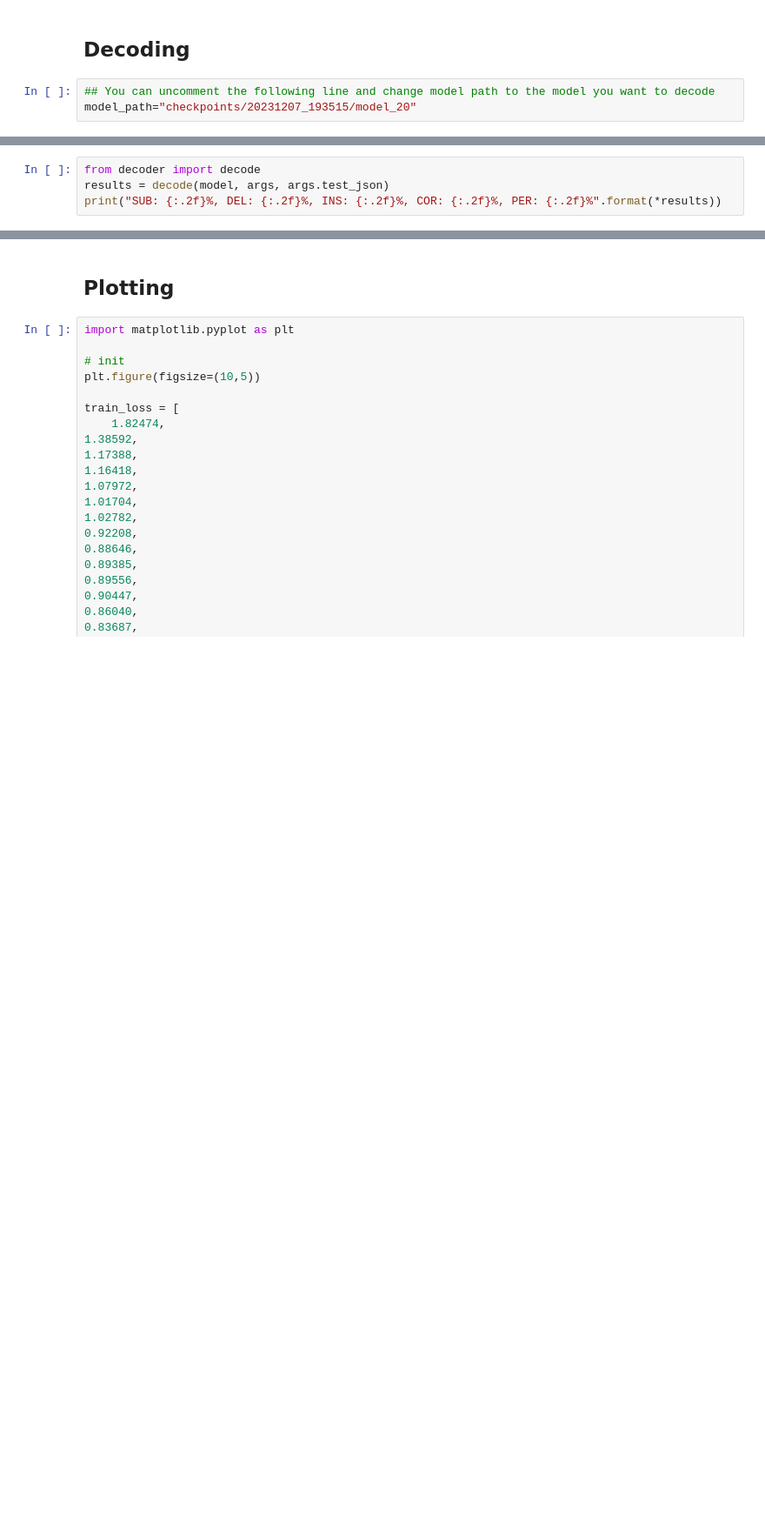
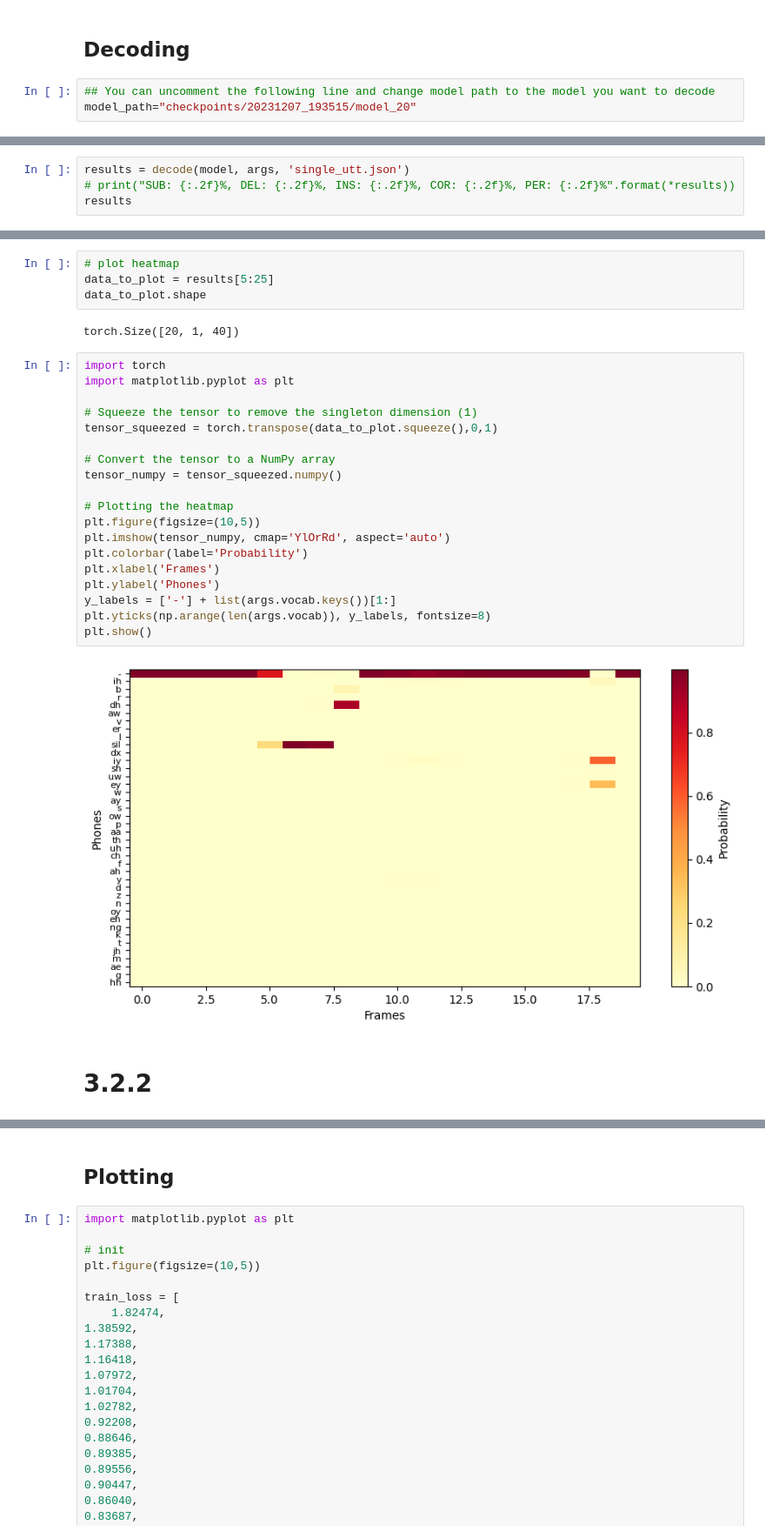
Before and after one commit to ElijahGut/mlmi2, a Jupyter notebook: MLMI2_Lab.ipynb, the cells around one changed output, grey strips where cells are left out. Shown at 87% size. Drawn from its saved outputs; the diff is of its cells as text; blank space fills up the shorter version.

```diff
--- a/MLMI2_Lab.ipynb
+++ b/MLMI2_Lab.ipynb
@@ -94,5 +158,5 @@ NameError: name 'model' is not defined
 # %%
-from decoder import decode
-results = decode(model, args, args.test_json)
-print("SUB: {:.2f}%, DEL: {:.2f}%, INS: {:.2f}%, COR: {:.2f}%, PER: {:.2f}%".format(*results))
+results = decode(model, args, 'single_utt.json')
+# print("SUB: {:.2f}%, DEL: {:.2f}%, INS: {:.2f}%, COR: {:.2f}%, PER: {:.2f}%".format(*results))
+results
 # %% [output]
@@ -99,0 +195,29 @@ NameError: name 'model' is not defined
+# %%
+# plot heatmap
+data_to_plot = results[5:25]
+data_to_plot.shape
+# %% [output]
+torch.Size([20, 1, 40])
+# %%
+import torch
+import matplotlib.pyplot as plt
+
+# Squeeze the tensor to remove the singleton dimension (1)
+tensor_squeezed = torch.transpose(data_to_plot.squeeze(),0,1)
+
+# Convert the tensor to a NumPy array
+tensor_numpy = tensor_squeezed.numpy()
+
+# Plotting the heatmap
+plt.figure(figsize=(10,5))
+plt.imshow(tensor_numpy, cmap='YlOrRd', aspect='auto')
+plt.colorbar(label='Probability')
+plt.xlabel('Frames')
+plt.ylabel('Phones')
+y_labels = ['-'] + list(args.vocab.keys())[1:]
+plt.yticks(np.arange(len(args.vocab)), y_labels, fontsize=8)
+plt.show()
+# %% [output]
+[figure, added]
+# %% [markdown]
+# 3.2.2
```
Also changed, not shown: parts of 7 cells of this notebook, 1 other file.
